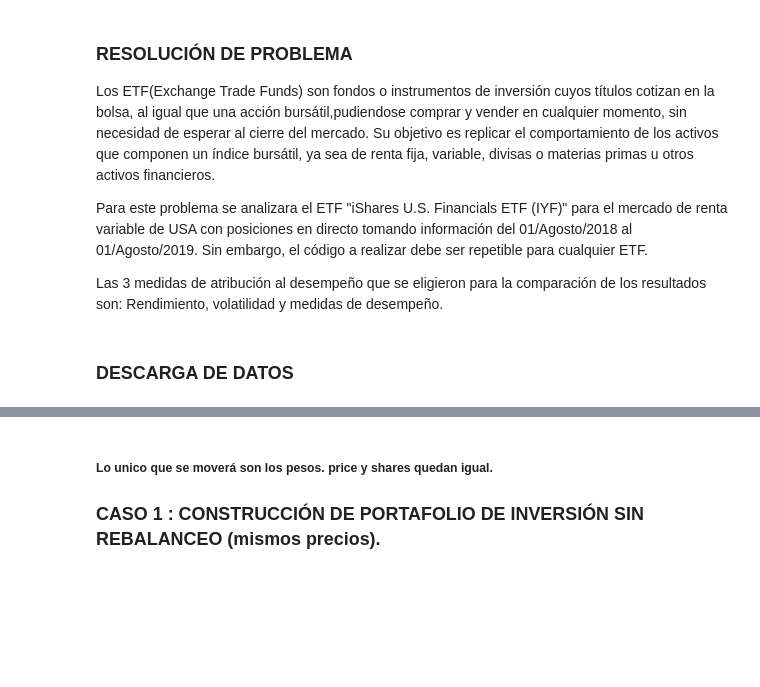
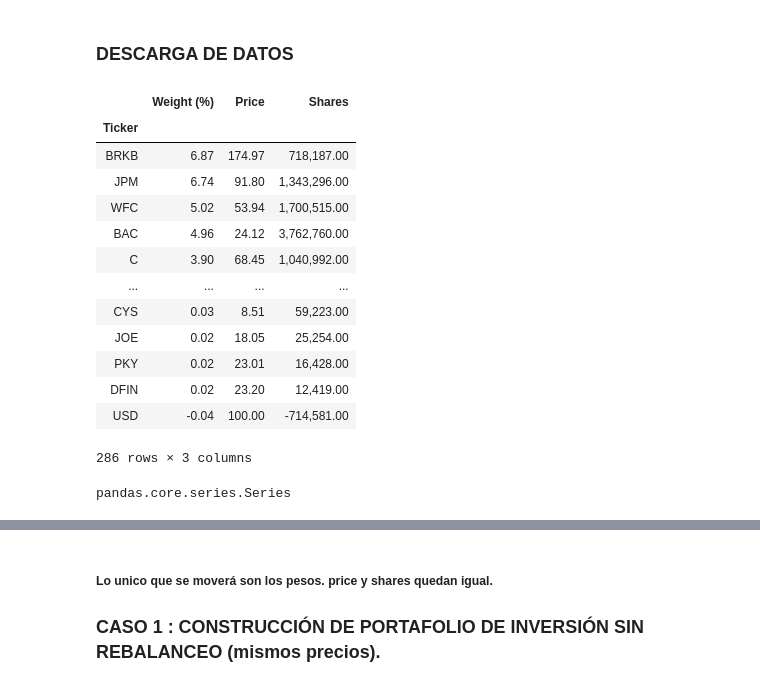
Before and after one commit to Marisolcantarero95/TRADING, a Jupyter notebook: Lab1_EqA/Lab1.ipynb, the cells around one changed output, grey strips where cells are left out. Drawn from its saved outputs; the diff is of its cells as text; code cells hidden in the pictures; blank space fills up the shorter version.

```diff
--- a/Lab1_EqA/Lab1.ipynb
+++ b/Lab1_EqA/Lab1.ipynb
@@ -31,11 +47,3 @@ Crear y actualizar continuamente un repositorio en GitHub para el proyecto.
-# %% [markdown]
-### RESOLUCIÓN DE PROBLEMA
-
-Los ETF(Exchange Trade Funds) son fondos o instrumentos de inversión cuyos títulos cotizan en la bolsa, al igual que una acción bursátil,pudiendose comprar y vender en cualquier momento, sin necesidad de esperar al cierre del mercado. Su objetivo es replicar el comportamiento de los activos que componen un índice bursátil, ya sea de renta fija, variable, divisas o materias primas u otros activos financieros.
-
-Para este problema se analizara el ETF "iShares U.S. Financials ETF (IYF)" para el mercado de renta variable de USA con posiciones en directo tomando información del 01/Agosto/2018 al 01/Agosto/2019. Sin embargo, el código a realizar debe ser repetible para cualquier ETF.
-
-Las 3 medidas de atribución al desempeño que se eligieron para la comparación de los resultados son: Rendimiento, volatilidad y medidas de desempeño.
 # %%
 # DESCARGA DE LIBRERIAS
 import quandl
@@ -64,6 +72,27 @@ def holdings_csv(narch,name):
         data.append(info)
     return data
 holdings = holdings_csv(narch,"IYF_holdings")
+# %%
+holdings[5]
+# %% [output]
+|  | Weight (%) | Price | Shares |
+| Ticker |  |  |  |
+| BRKB | 6.87 | 174.97 | 718,187.00 |
+| JPM | 6.74 | 91.80 | 1,343,296.00 |
+| WFC | 5.02 | 53.94 | 1,700,515.00 |
+| BAC | 4.96 | 24.12 | 3,762,760.00 |
+| C | 3.90 | 68.45 | 1,040,992.00 |
+| ... | ... | ... | ... |
+| CYS | 0.03 | 8.51 | 59,223.00 |
+| JOE | 0.02 | 18.05 | 25,254.00 |
+| PKY | 0.02 | 23.01 | 16,428.00 |
+| DFIN | 0.02 | 23.20 | 12,419.00 |
+| USD | -0.04 | 100.00 | -714,581.00 |
+286 rows × 3 columns
+# %%
+type(holdings[5]['Weight (%)'])
+# %% [output]
+pandas.core.series.Series
 # %%
 # FUNCIÓN PARA DESCARGA DE DATOS HISTÓRICOS (QUANDL)
 def download_quandl(fechas, narch):
```
Also changed, not shown: parts of 13 cells of this notebook.
